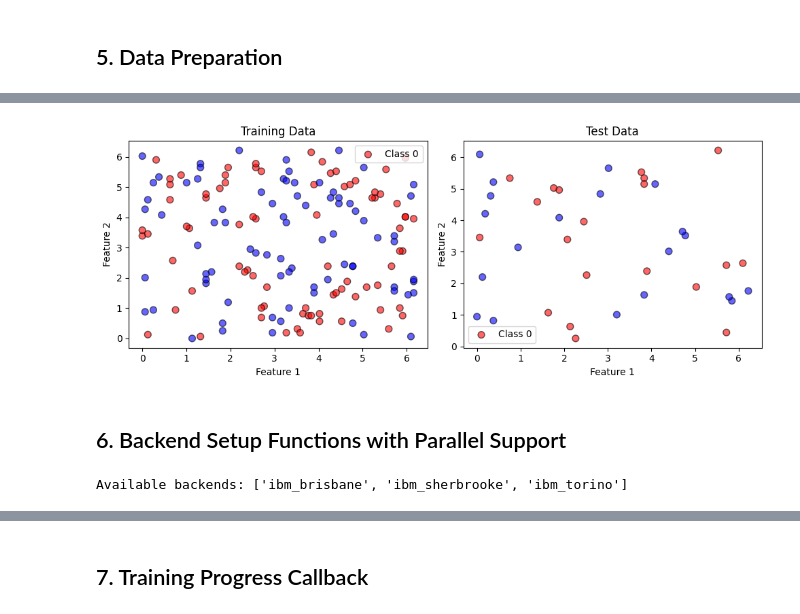
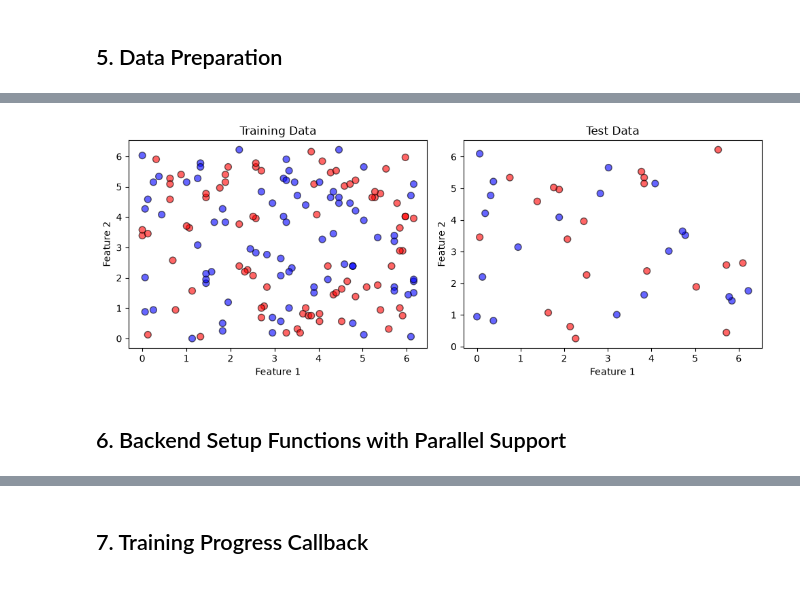
Before and after one commit to thedaemon-wizard/qml_benckmark_qiskit_v2, a Jupyter notebook: QML_benchmark.ipynb, the cells around one changed output, grey strips where cells are left out. Drawn from its saved outputs; the diff is of its cells as text; code cells hidden in the pictures.

Commit message:
Update Qiskit v2.4 and Qiskit machine learning 0.9

```diff
--- a/QML_benchmark.ipynb
+++ b/QML_benchmark.ipynb
@@ -207,13 +315,12 @@ Configuration:
 ## 5. Data Preparation
 # %%
 def prepare_data():
-    """Prepare quantum dataset for classification"""
-    # Load ad-hoc quantum dataset
+    """Prepare the ad-hoc quantum dataset for classification (unchanged dataset)."""
     training_features, training_labels, test_features, test_labels = ad_hoc_data(
         training_size=CONFIG['training_size'],
         test_size=CONFIG['test_size'],
         n=CONFIG['feature_dim'],
-        gap=0.3
+        gap=0.3,
     )
 
     # Convert one-hot labels to integer labels
@@ -228,19 +335,20 @@ def prepare_data():
         'test_features': test_features,
         'test_labels': test_labels,
         'test_labels_int': test_labels_int,
-        'num_classes': num_classes
+        'num_classes': num_classes,
     }
+
 
 # Prepare data
 data = prepare_data()
-print(f"Data prepared:")
-print(f"  Training samples: {CONFIG['training_size']}")
-print(f"  Test samples: {CONFIG['test_size']}")
-print(f"  Features: {CONFIG['feature_dim']}")
-print(f"  Classes: {data['num_classes']}")
+logger.info("Data prepared:")
+logger.info(f"  Training samples: {CONFIG['training_size']}")
+logger.info(f"  Test samples: {CONFIG['test_size']}")
+logger.info(f"  Features: {CONFIG['feature_dim']}")
+logger.info(f"  Classes: {data['num_classes']}")
 
 # Visualize data distribution
-plt.figure(figsize=(10, 4))
+fig = plt.figure(figsize=(10, 4))
 
 plt.subplot(1, 2, 1)
 colors = ['red' if label == 0 else 'blue' for label in data['train_labels_int']]
@@ -249,7 +357,6 @@ plt.scatter(data['train_features'][:, 0], data['train_features'][:, 1],
 plt.title('Training Data')
 plt.xlabel('Feature 1')
 plt.ylabel('Feature 2')
-plt.legend(['Class 0', 'Class 1'])
 
 plt.subplot(1, 2, 2)
 colors = ['red' if label == 0 else 'blue' for label in data['test_labels_int']]
@@ -258,8 +365,8 @@ plt.scatter(data['test_features'][:, 0], data['test_features'][:, 1],
 plt.title('Test Data')
 plt.xlabel('Feature 1')
 plt.ylabel('Feature 2')
-plt.legend(['Class 0', 'Class 1'])
 
 plt.tight_layout()
+save_figure(fig, 'dataset_distribution.png')
 plt.show()
 # %% [output]
@@ -271,17 +379,3 @@ Data prepared:
-[figure, old version]
+[figure, new version]
 # %% [markdown]
 ## 6. Backend Setup Functions with Parallel Support
-# %%
-QiskitRuntimeService.save_account(
-    channel='ibm_quantum_platform',
-    token=CONFIG['ibm_token'],
-    instance=CONFIG['ibm_instance'] ,
-    overwrite=True
-)
-
-# 接続確認
-service = QiskitRuntimeService()
-backends = service.backends()
-print(f"Available backends: {[b.name for b in backends]}")
-# %% [output]
-Available backends: ['ibm_brisbane', 'ibm_sherbrooke', 'ibm_torino']
```
Also changed, not shown: parts of 26 cells of this notebook, 16 other files.
